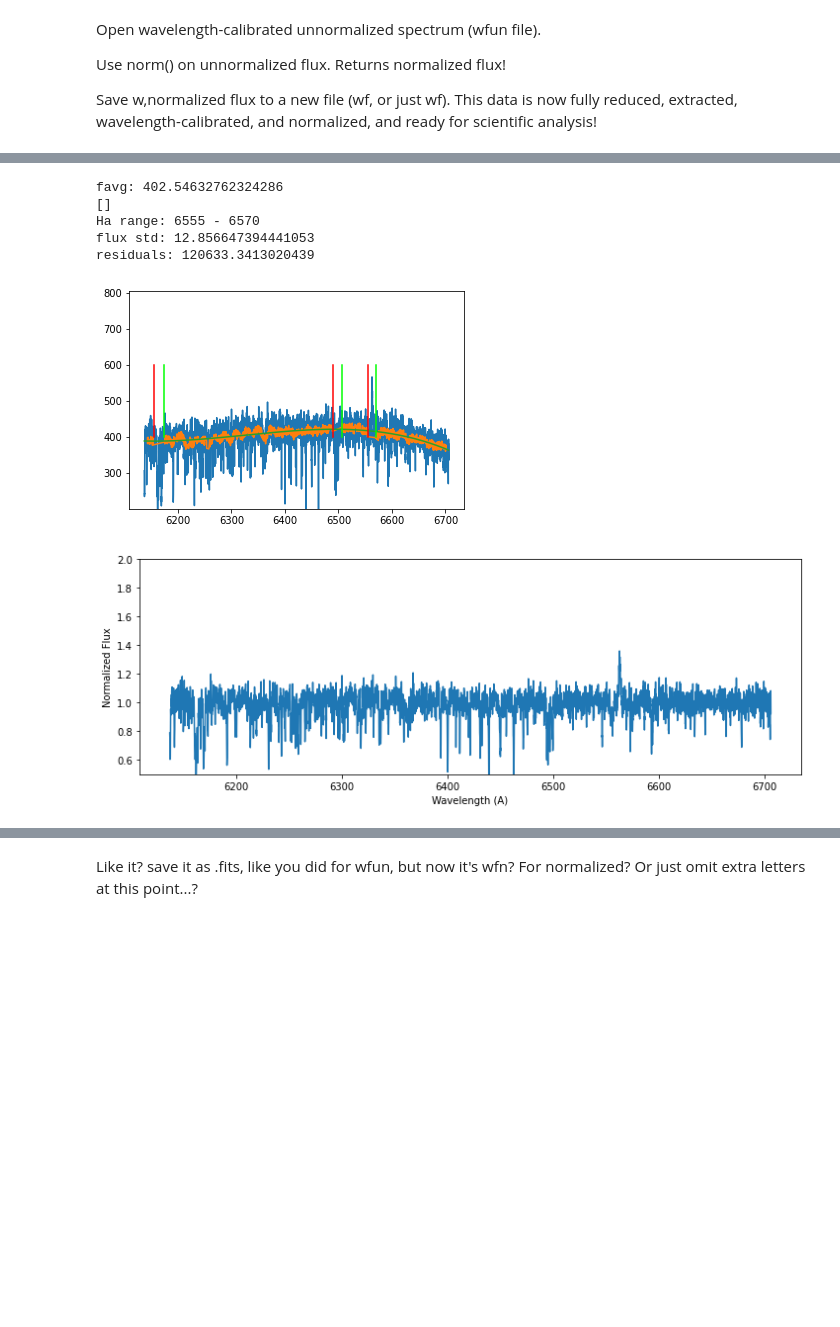
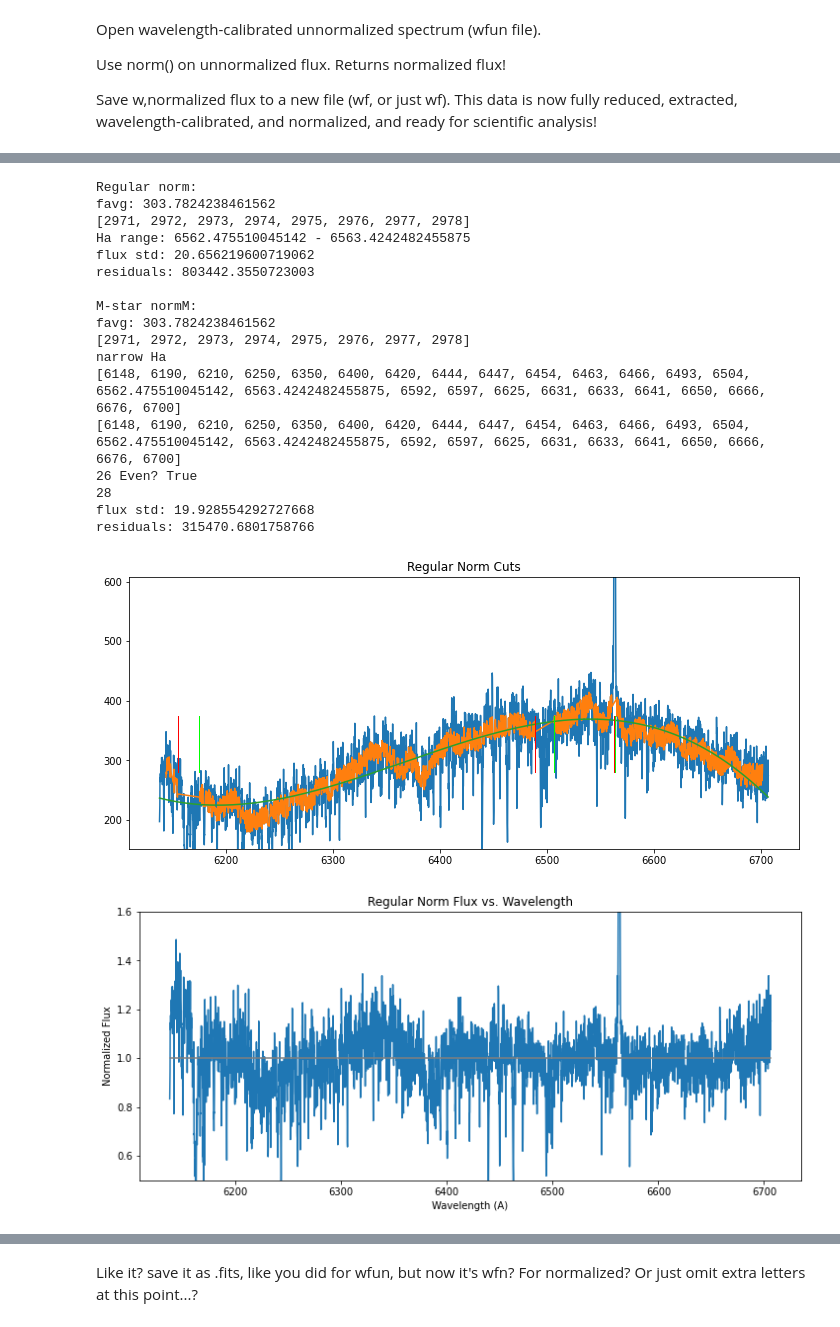
Before and after one commit to ZhangYue-Mandy/Dr.-Yep-2024-summer-research, a Jupyter notebook: NormalizeGoodmanSpectra.ipynb, the cells around one changed output, grey strips where cells are left out. Saved outputs shown, nothing was run; the diff lists cells and outputs as text; code cells hidden in the pictures; blank space fills up the shorter version.

Commit message:
Update NormalizeGoodmanSpectra.ipynb
Now with M-star option.

```diff
--- a/NormalizeGoodmanSpectra.ipynb
+++ b/NormalizeGoodmanSpectra.ipynb
@@ -171,11 +288,29 @@ plt.plot(w,f)
-# %%
-# Normalize the flux. Take a look. Save.
-fn=norm(w,f)
-# %% [output]
-favg: 402.54632762324286
-[]
-Ha range: 6555 - 6570
-flux std: 12.856647394441053
-residuals: 120633.3413020439
-[figure, removed]
-[figure, removed]
+# %%
+# Normalize the flux. Take a look at regular vs. M star version.
+# Comment out the worse one and save the better one. There may be a way to automate this judgment.
+
+print('Regular norm:')
+fn=norm(w,f)
+
+print('\nM-star normM:')
+fn=normM(w,f)
+# %% [output]
+Regular norm:
+favg: 303.7824238461562
+[2971, 2972, 2973, 2974, 2975, 2976, 2977, 2978]
+Ha range: 6562.475510045142 - 6563.4242482455875
+flux std: 20.656219600719062
+residuals: 803442.3550723003
+
+M-star normM:
+favg: 303.7824238461562
+[2971, 2972, 2973, 2974, 2975, 2976, 2977, 2978]
+narrow Ha
+[6148, 6190, 6210, 6250, 6350, 6400, 6420, 6444, 6447, 6454, 6463, 6466, 6493, 6504, 6562.475510045142, 6563.4242482455875, 6592, 6597, 6625, 6631, 6633, 6641, 6650, 6666, 6676, 6700]
+[6148, 6190, 6210, 6250, 6350, 6400, 6420, 6444, 6447, 6454, 6463, 6466, 6493, 6504, 6562.475510045142, 6563.4242482455875, 6592, 6597, 6625, 6631, 6633, 6641, 6650, 6666, 6676, 6700]
+26 Even? True
+28
+flux std: 19.928554292727668
+residuals: 315470.6801758766
+[figure, added]
+[figure, added]
```
Also changed, not shown: parts of 3 cells of this notebook.
